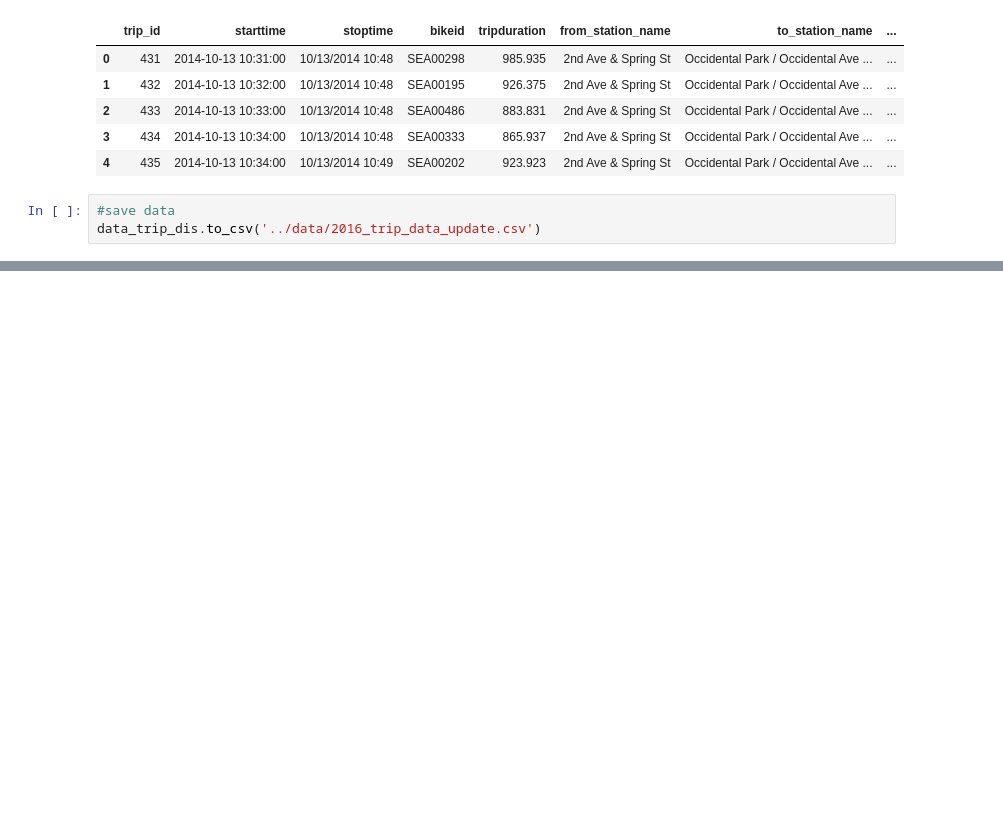
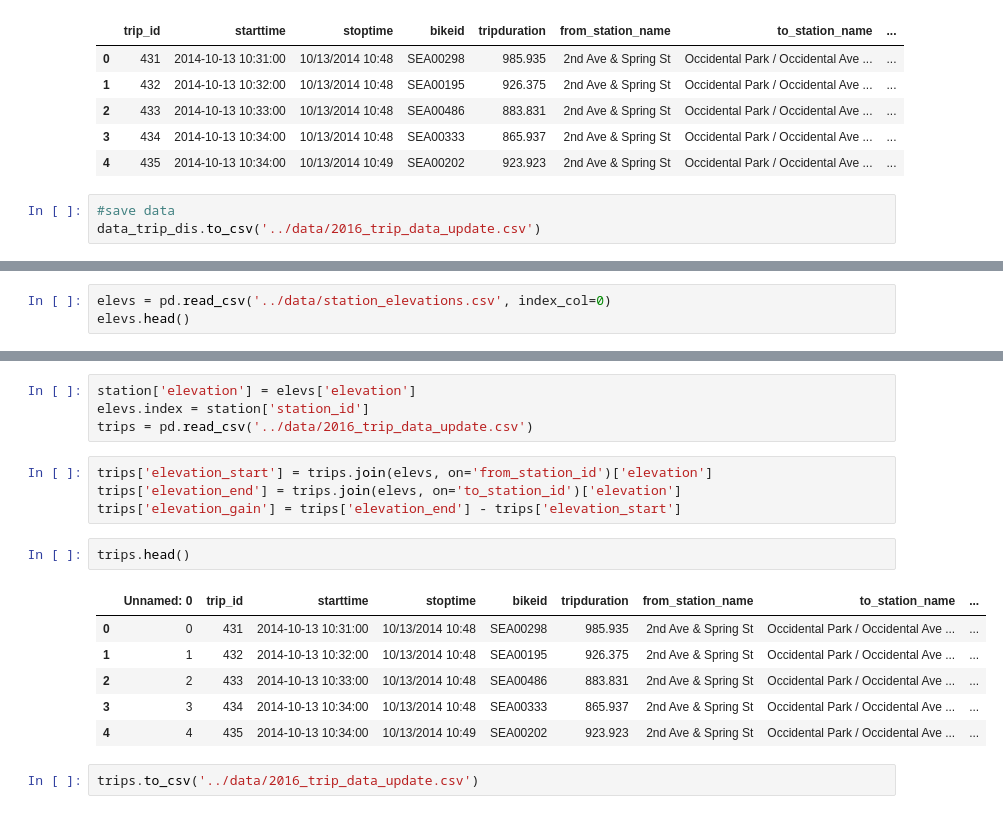
Before and after one commit to xycyx/CommonlyUsed, a Jupyter notebook: add_distance.ipynb, the cells around one changed output, grey strips where cells are left out. Saved outputs shown, nothing was run; the diff lists cells and outputs as text; blank space fills up the shorter version.

```diff
--- a/add_distance.ipynb
+++ b/add_distance.ipynb
@@ -155,0 +207,3 @@ data_trip_dis.to_csv('../data/2016_trip_data_update.csv')
+# %%
+elevs = pd.read_csv('../data/station_elevations.csv', index_col=0)
+elevs.head()
@@ -155,0 +217,19 @@ data_trip_dis.to_csv('../data/2016_trip_data_update.csv')
+# %%
+station['elevation'] = elevs['elevation']
+elevs.index = station['station_id']
+trips = pd.read_csv('../data/2016_trip_data_update.csv')
+# %%
+trips['elevation_start'] = trips.join(elevs, on='from_station_id')['elevation']
+trips['elevation_end'] = trips.join(elevs, on='to_station_id')['elevation']
+trips['elevation_gain'] = trips['elevation_end'] - trips['elevation_start']
+# %%
+trips.head()
+# %% [output]
+|  | Unnamed: 0 | trip_id | starttime | stoptime | bikeid | tripduration | from_station_name | to_station_name | ... |
+| 0 | 0 | 431 | 2014-10-13 10:31:00 | 10/13/2014 10:48 | SEA00298 | 985.935 | 2nd Ave & Spring St | Occidental Park / Occidental Ave ... | ... |
+| 1 | 1 | 432 | 2014-10-13 10:32:00 | 10/13/2014 10:48 | SEA00195 | 926.375 | 2nd Ave & Spring St | Occidental Park / Occidental Ave ... | ... |
+| 2 | 2 | 433 | 2014-10-13 10:33:00 | 10/13/2014 10:48 | SEA00486 | 883.831 | 2nd Ave & Spring St | Occidental Park / Occidental Ave ... | ... |
+| 3 | 3 | 434 | 2014-10-13 10:34:00 | 10/13/2014 10:48 | SEA00333 | 865.937 | 2nd Ave & Spring St | Occidental Park / Occidental Ave ... | ... |
+| 4 | 4 | 435 | 2014-10-13 10:34:00 | 10/13/2014 10:49 | SEA00202 | 923.923 | 2nd Ave & Spring St | Occidental Park / Occidental Ave ... | ... |
+# %%
+trips.to_csv('../data/2016_trip_data_update.csv')
```
Also changed, not shown: parts of 5 cells of this notebook.
